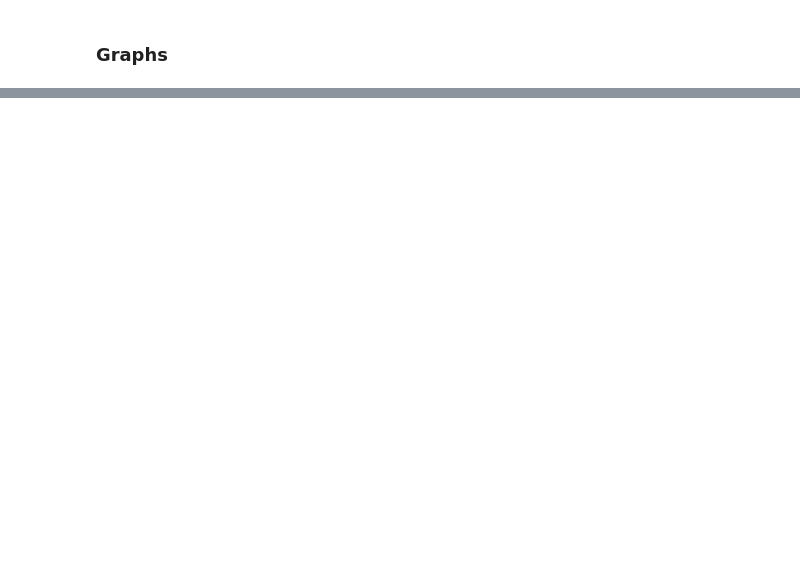
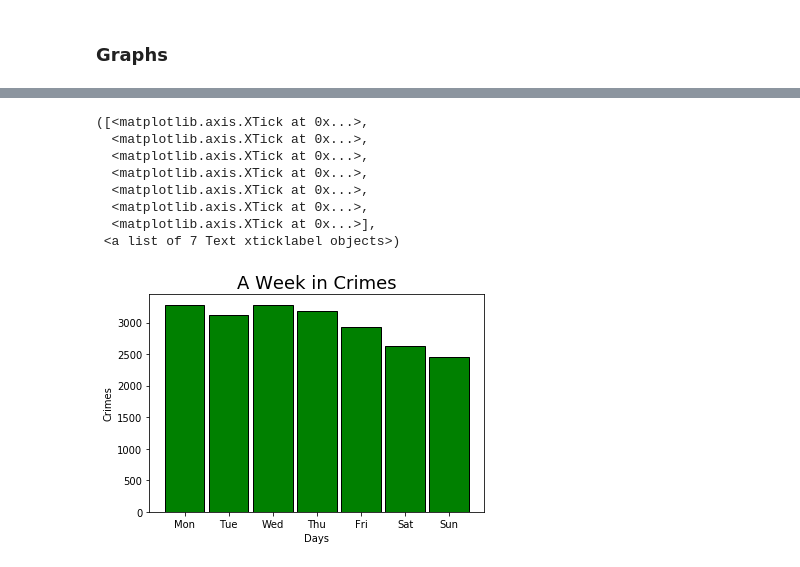
Before and after one commit to JustTrent/Orlando-Crimes-Data, a Jupyter notebook: OrlandoCrime.ipynb, the cells around one changed output, grey strips where cells are left out. Cells and saved outputs as stored; diff of their text form; code cells hidden in the pictures; blank space fills up the shorter version.

```diff
--- a/OrlandoCrime.ipynb
+++ b/OrlandoCrime.ipynb
@@ -371,0 +373,18 @@ Text(0, 0.5, 'Crimes')
+# %%
+# Hours that were reported for the crimes, not actual hours when crimes were committed
+plt.hist(data2017['Case Date Time'].dt.weekday, color='green', edgecolor='black', bins=np.arange(8)-.5, rwidth=.9)
+
+plt.title('A Week in Crimes', fontsize=18)
+plt.xlabel('Days')
+plt.ylabel('Crimes')
+plt.xticks(range(7), labels=calendar.day_abbr[0:7], fontsize=10)
+# %% [output]
+([<matplotlib.axis.XTick at 0x...>,
+  <matplotlib.axis.XTick at 0x...>,
+  <matplotlib.axis.XTick at 0x...>,
+  <matplotlib.axis.XTick at 0x...>,
+  <matplotlib.axis.XTick at 0x...>,
+  <matplotlib.axis.XTick at 0x...>,
+  <matplotlib.axis.XTick at 0x...>],
+ <a list of 7 Text xticklabel objects>)
+[figure, added]
```
Also changed, not shown: parts of 2 cells of this notebook.
